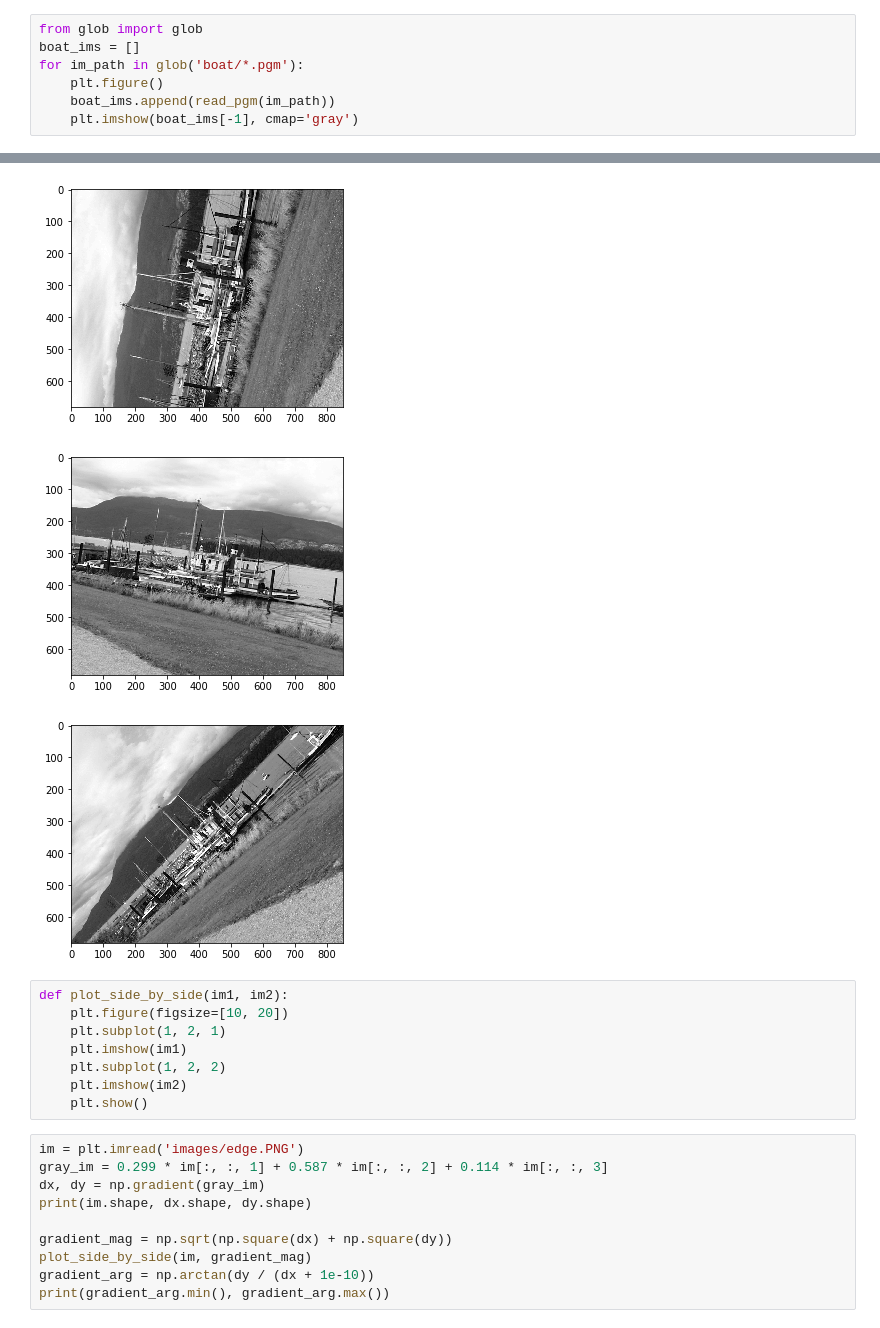
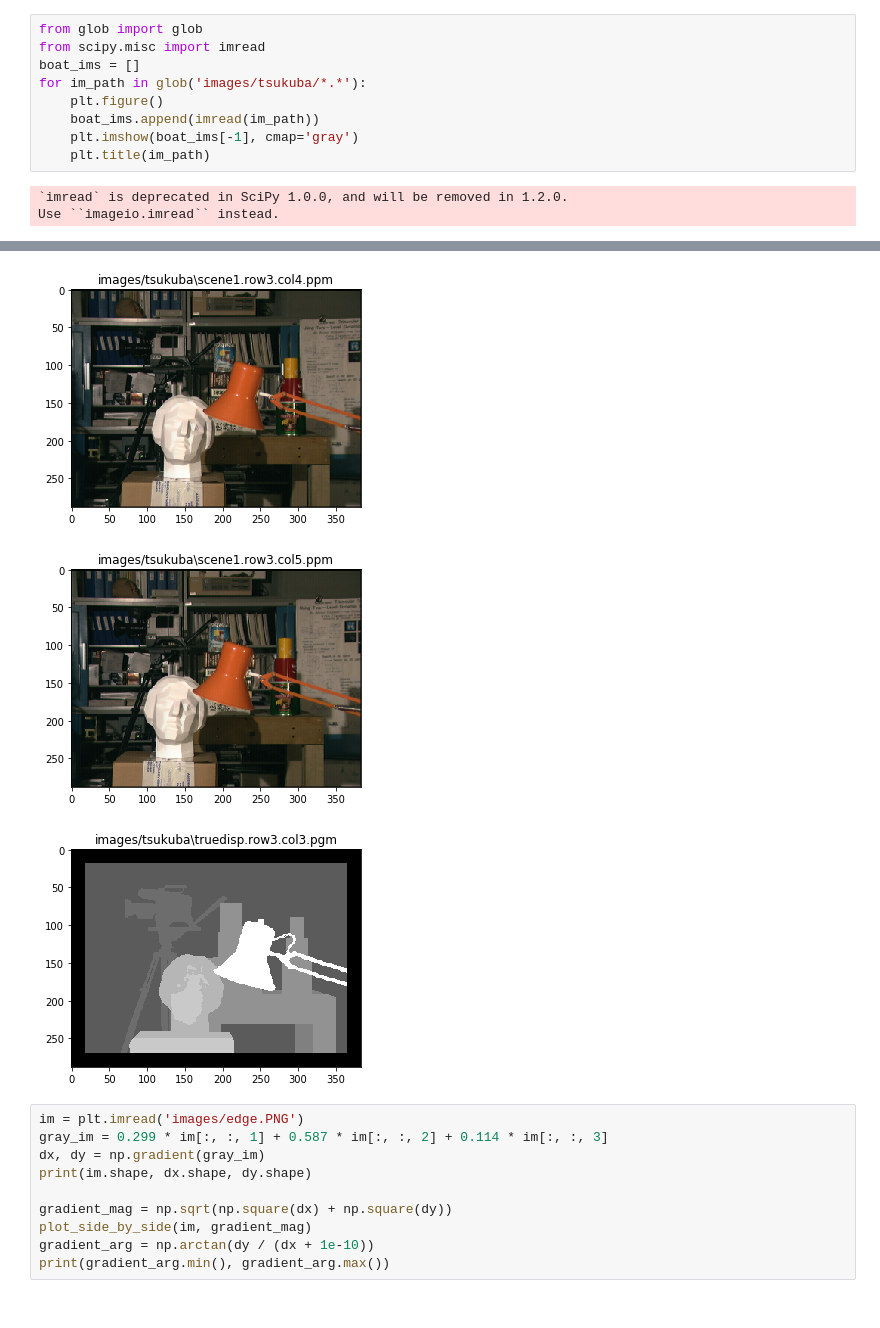
Before and after one commit to guigzzz/MLCV2, a Jupyter notebook: random stuff.ipynb, the cells around one changed output, grey strips where cells are left out. Drawn from its saved outputs; the diff is of its cells as text.

Commit message:
cleanup + added tsukuba images

```diff
--- a/random stuff.ipynb
+++ b/random stuff.ipynb
@@ -10,9 +10,13 @@ The autoreload extension is already loaded. To reload it, use:
   %reload_ext autoreload
 # %%
 from glob import glob
+from scipy.misc import imread
 boat_ims = []
-for im_path in glob('boat/*.pgm'):
+for im_path in glob('images/tsukuba/*.*'):
     plt.figure()
-    boat_ims.append(read_pgm(im_path))
+    boat_ims.append(imread(im_path))
     plt.imshow(boat_ims[-1], cmap='gray')
+    plt.title(im_path)
 # %% [output]
+`imread` is deprecated in SciPy 1.0.0, and will be removed in 1.2.0.
+Use ``imageio.imread`` instead.
@@ -22,14 +26,6 @@ for im_path in glob('boat/*.pgm'):
-[figure, old version]
+[figure, new version]
-[figure, old version]
+[figure, new version]
-[figure, old version]
+[figure, new version]
-# %%
-def plot_side_by_side(im1, im2):
-    plt.figure(figsize=[10, 20])
-    plt.subplot(1, 2, 1)
-    plt.imshow(im1)
-    plt.subplot(1, 2, 2)
-    plt.imshow(im2)
-    plt.show()
 # %%
 im = plt.imread('images/edge.PNG')
 gray_im = 0.299 * im[:, :, 1] + 0.587 * im[:, :, 2] + 0.114 * im[:, :, 3]
```
Also changed, not shown: parts of 2 cells of this notebook, 20 other files.
